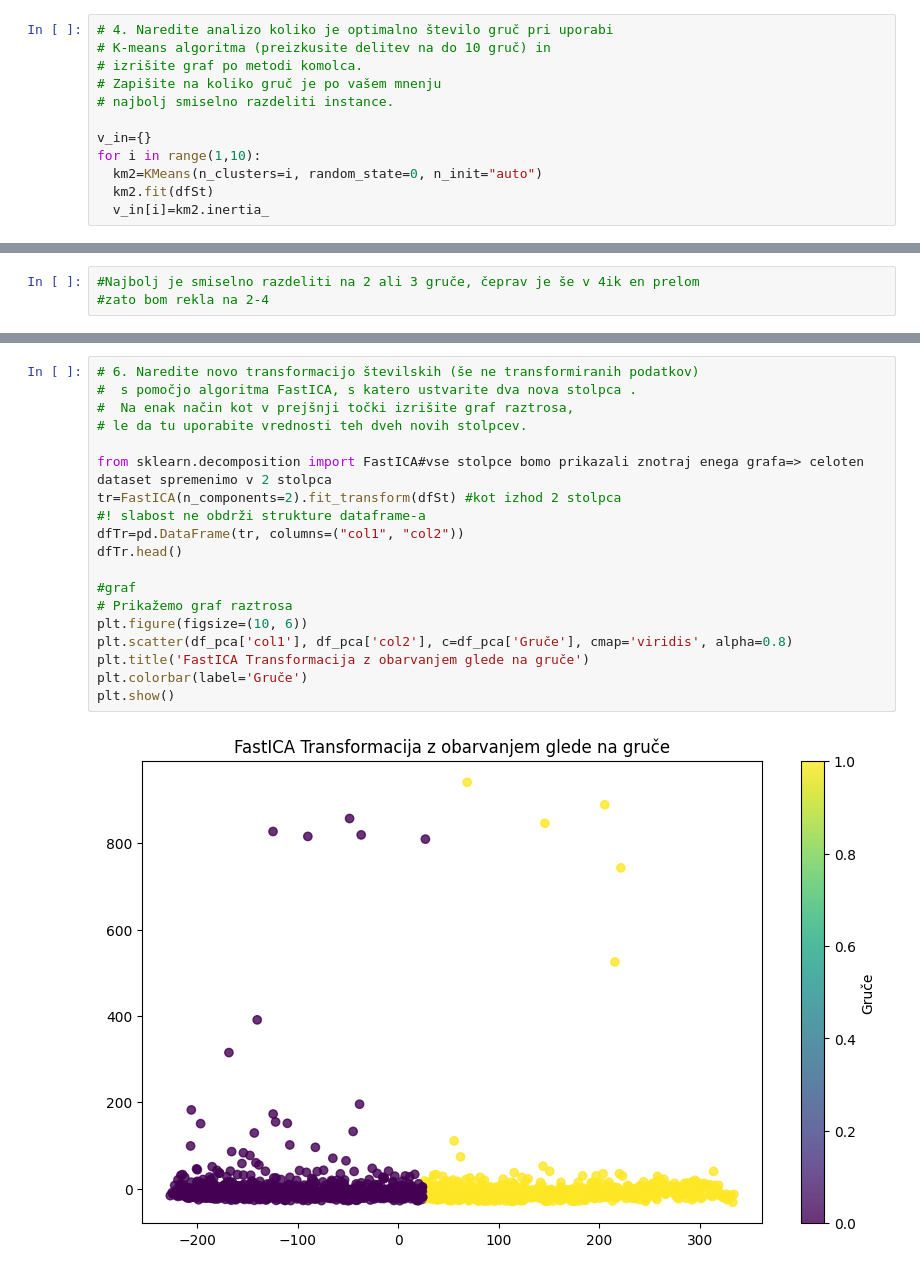
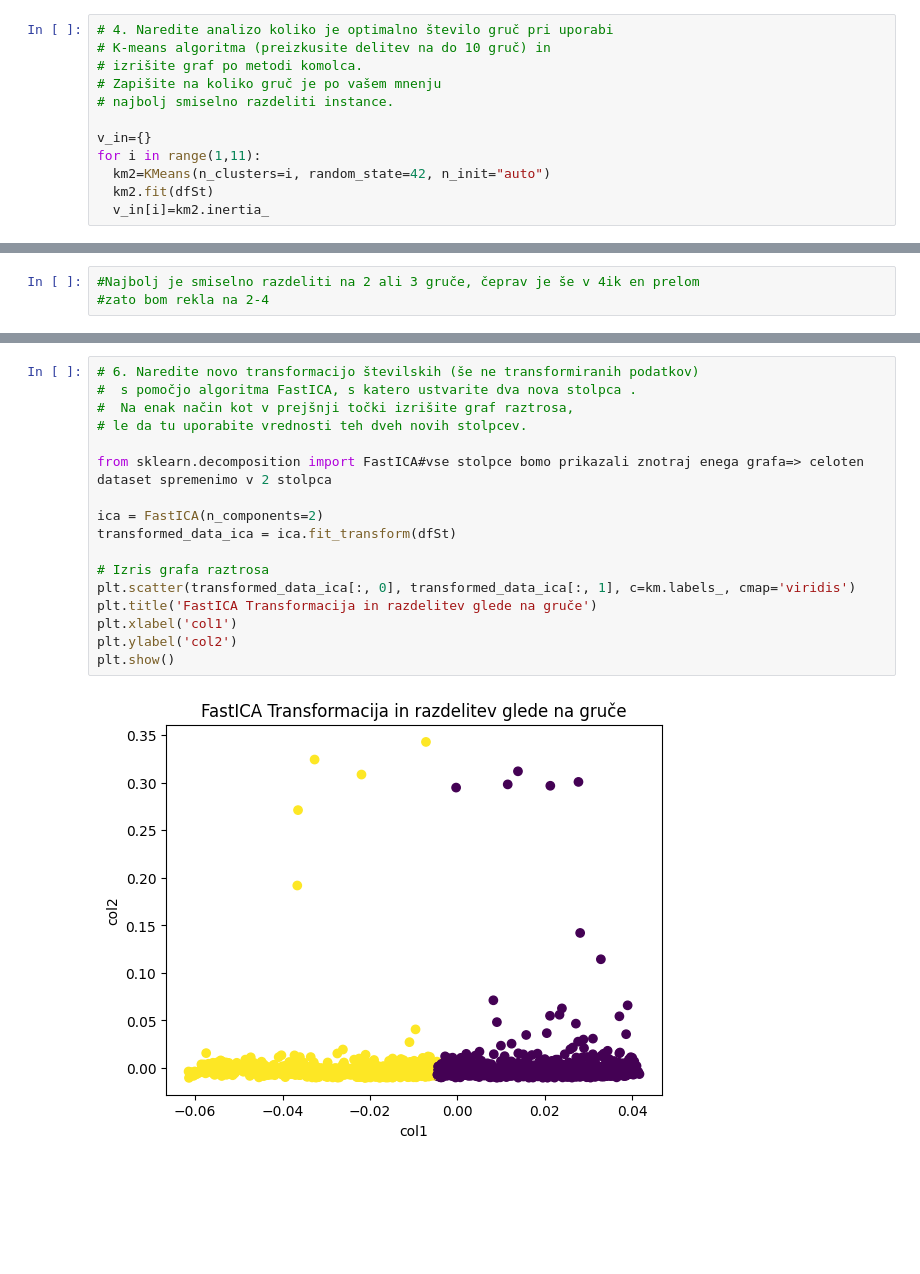
Before and after one commit to klarcika/TZ, a Jupyter notebook: Naloga8.ipynb, the cells around one changed output, grey strips where cells are left out. Saved outputs shown, nothing was run; the diff lists cells and outputs as text; blank space fills up the shorter version.

```diff
--- a/Naloga8.ipynb
+++ b/Naloga8.ipynb
@@ -77,8 +78,8 @@ print("Število instanc v posamezni gruči:", st_instanc)
 # najbolj smiselno razdeliti instance.
 
 v_in={}
-for i in range(1,10):
-  km2=KMeans(n_clusters=i, random_state=0, n_init="auto")
+for i in range(1,11):
+  km2=KMeans(n_clusters=i, random_state=42, n_init="auto")
   km2.fit(dfSt)
   v_in[i]=km2.inertia_
 # %%
@@ -126,24 +126,22 @@ plt.show()
 # %%
 # 6. Naredite novo transformacijo številskih (še ne transformiranih podatkov)
 #  s pomočjo algoritma FastICA, s katero ustvarite dva nova stolpca .
 #  Na enak način kot v prejšnji točki izrišite graf raztrosa,
 # le da tu uporabite vrednosti teh dveh novih stolpcev.
 
 from sklearn.decomposition import FastICA#vse stolpce bomo prikazali znotraj enega grafa=> celoten dataset spremenimo v 2 stolpca
-tr=FastICA(n_components=2).fit_transform(dfSt) #kot izhod 2 stolpca
-#! slabost ne obdrži strukture dataframe-a
-dfTr=pd.DataFrame(tr, columns=("col1", "col2"))
-dfTr.head()
 
-#graf
-# Prikažemo graf raztrosa
-plt.figure(figsize=(10, 6))
-plt.scatter(df_pca['col1'], df_pca['col2'], c=df_pca['Gruče'], cmap='viridis', alpha=0.8)
-plt.title('FastICA Transformacija z obarvanjem glede na gruče')
-plt.colorbar(label='Gruče')
+ica = FastICA(n_components=2)
+transformed_data_ica = ica.fit_transform(dfSt)
+
+# Izris grafa raztrosa
+plt.scatter(transformed_data_ica[:, 0], transformed_data_ica[:, 1], c=km.labels_, cmap='viridis')
+plt.title('FastICA Transformacija in razdelitev glede na gruče')
+plt.xlabel('col1')
+plt.ylabel('col2')
 plt.show()
 # %% [output]
-[figure, old version]
+[figure, new version]
 # %%
 # 7. Nad transformiranimi podatki iz 5. točke (z algoritmom PCA)
 # izvedite gručenje z dvema poljubnima algoritmoma gručenja
```
Also changed, not shown: parts of 4 cells of this notebook.
